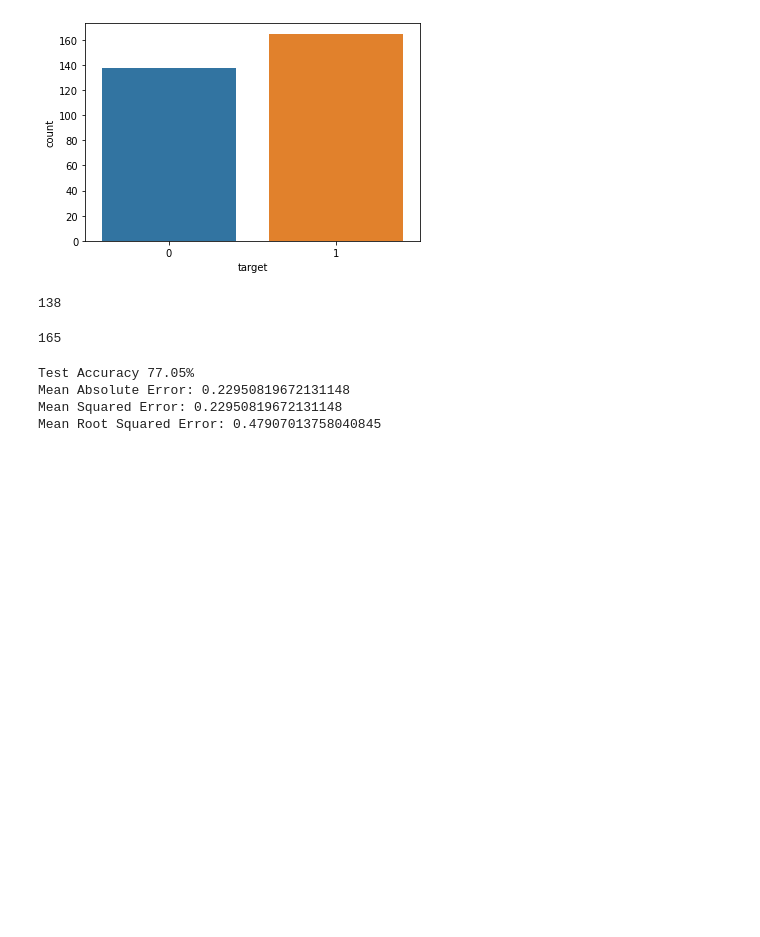
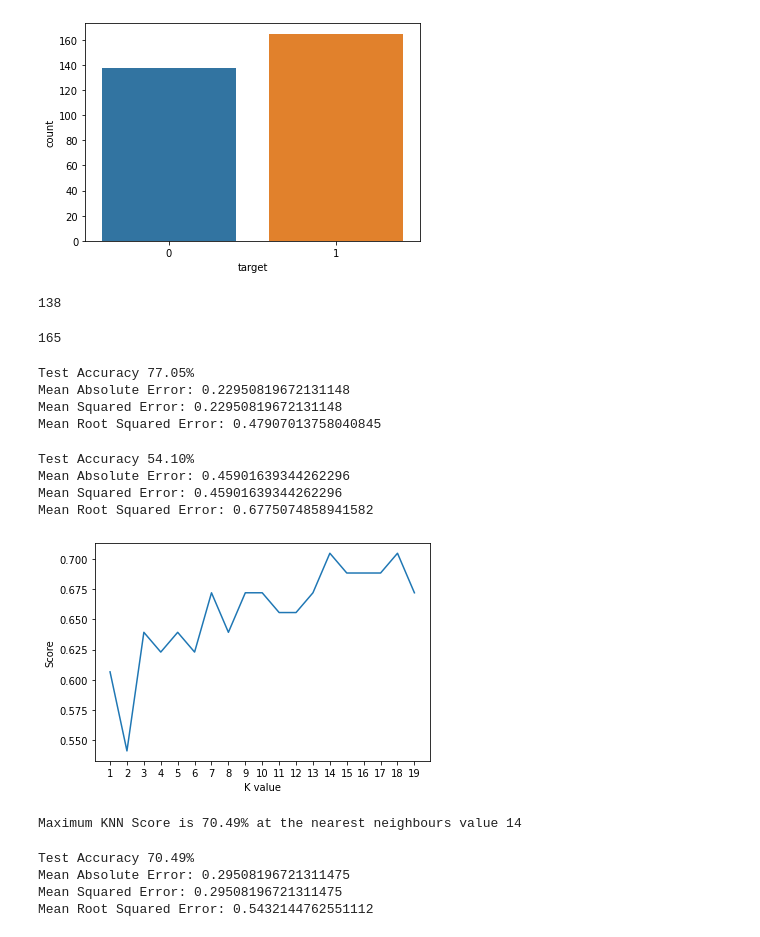
Before and after one commit to Tannybuoy/Elasticity, a Jupyter notebook: TechCare.ipynb, the cells around one changed output. Drawn from its saved outputs; the diff is of its cells as text; code cells hidden in the pictures; blank space fills up the shorter version.

```diff
--- a/TechCare.ipynb
+++ b/TechCare.ipynb
@@ -109,3 +113,74 @@ Test Accuracy 77.05%
 Mean Absolute Error: 0.22950819672131148
 Mean Squared Error: 0.22950819672131148
 Mean Root Squared Error: 0.47907013758040845
+# %%
+# Instantiating KNeighborsClassifier() Model
+knn = KNeighborsClassifier(n_neighbors = 2)
+
+# Training/Fitting the Model
+knn.fit(x_train, y_train)
+
+# Making Predictions
+knn.predict(x_test)
+pred = knn.predict(x_test)
+
+#Accuracy of the model
+acc = knn.score(x_test,y_test)*100
+
+print("Test Accuracy {:.2f}%".format(acc))
+
+# Evaluating Model's Performance
+print('Mean Absolute Error:', mean_absolute_error(y_test, pred))
+print('Mean Squared Error:', mean_squared_error(y_test, pred))
+print('Mean Root Squared Error:', np.sqrt(mean_squared_error(y_test, pred)))
+# %% [output]
+Test Accuracy 54.10%
+Mean Absolute Error: 0.45901639344262296
+Mean Squared Error: 0.45901639344262296
+Mean Root Squared Error: 0.6775074858941582
+# %%
+# try to find best k value
+scoreList = []
+for i in range(1,20):
+    knn2 = KNeighborsClassifier(n_neighbors = i)  # n_neighbors means k
+    knn2.fit(x_train, y_train)
+    scoreList.append(knn2.score(x_test, y_test))
+
+plt.plot(range(1,20), scoreList)
+plt.xticks(np.arange(1,20,1))
+plt.xlabel("K value")
+plt.ylabel("Score")
+plt.show()
+
+acc = max(scoreList)*100
+maxpos = scoreList.index(max(scoreList))+1
+accuracies['KNN'] = acc
+print("Maximum KNN Score is {:.2f}% at the nearest neighbours value {}".format(acc, maxpos))
+# %% [output]
+[figure, added]
+Maximum KNN Score is 70.49% at the nearest neighbours value 14
+# %%
+# Instantiating SVC() Model
+svm = SVC(random_state = 1)
+
+# Training/Fitting the Model
+svm.fit(x_train, y_train)
+
+# Making Predictions
+svm.predict(x_test)
+pred = svm.predict(x_test)
+
+#Accuracy of the model
+acc = svm.score(x_test,y_test)*100
+
+print("Test Accuracy {:.2f}%".format(acc))
+
+# Evaluating Model's Performance
+print('Mean Absolute Error:', mean_absolute_error(y_test, pred))
+print('Mean Squared Error:', mean_squared_error(y_test, pred))
+print('Mean Root Squared Error:', np.sqrt(mean_squared_error(y_test, pred)))
+# %% [output]
+Test Accuracy 70.49%
+Mean Absolute Error: 0.29508196721311475
+Mean Squared Error: 0.29508196721311475
+Mean Root Squared Error: 0.5432144762551112
```
Also changed, not shown: parts of 3 cells of this notebook.
